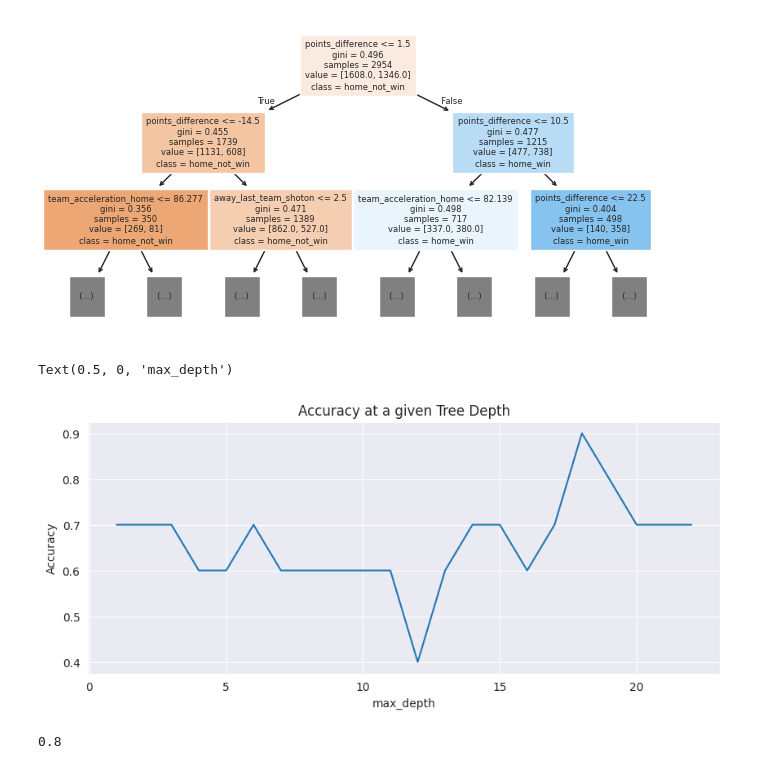
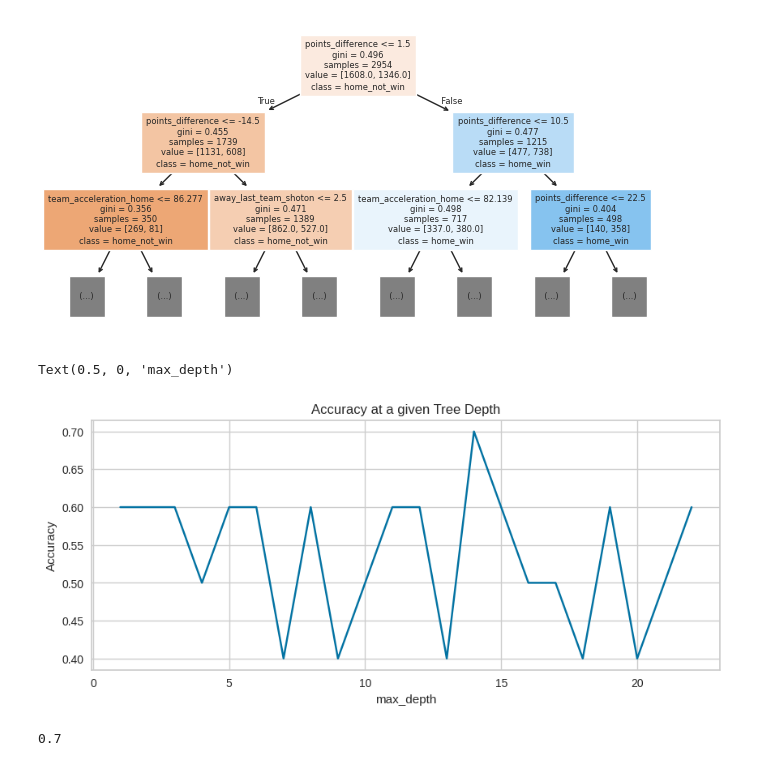
Before and after one commit to kamil0920/football_result_prediction-v2, a Jupyter notebook: src/hyperparameters/validation_curve.ipynb, the cells around one changed output. Drawn from its saved outputs; the diff is of its cells as text; code cells hidden in the pictures.

```diff
--- a/src/hyperparameters/validation_curve.ipynb
+++ b/src/hyperparameters/validation_curve.ipynb
@@ -65,25 +65,25 @@ tree.plot_tree(hi_variance, feature_names=features, filled=True,
 # %%
 import pandas as pd
 
 accuracies = []
 for depth in range(1, 23):
     between = tree.DecisionTreeClassifier(max_depth=depth)
     between.fit(X_trn, y_trn)
-    accuracies.append(between.score(X_tst, y_tst))
+    accuracies.append(between.score(X_val, y_val))
 fig, ax = plt.subplots(figsize=(10, 4))
 (pd.Series(accuracies, name='Accuracy', index=range(1, len(accuracies) + 1))
  .plot(ax=ax, title='Accuracy at a given Tree Depth'))
 ax.set_ylabel('Accuracy')
 ax.set_xlabel('max_depth')
 # %% [output]
 Text(0.5, 0, 'max_depth')
-[figure, old version]
+[figure, new version]
 # %%
-between = tree.DecisionTreeClassifier(max_depth=18)
+between = tree.DecisionTreeClassifier(max_depth=13)
 between.fit(X_trn, y_trn)
 between.score(X_tst, y_tst)
 # %% [output]
-0.8
+0.7
 # %%
 from sklearn.model_selection import TimeSeriesSplit
 from yellowbrick.model_selection import validation_curve
```
Also changed, not shown: parts of 3 cells of this notebook, 4 other files.
